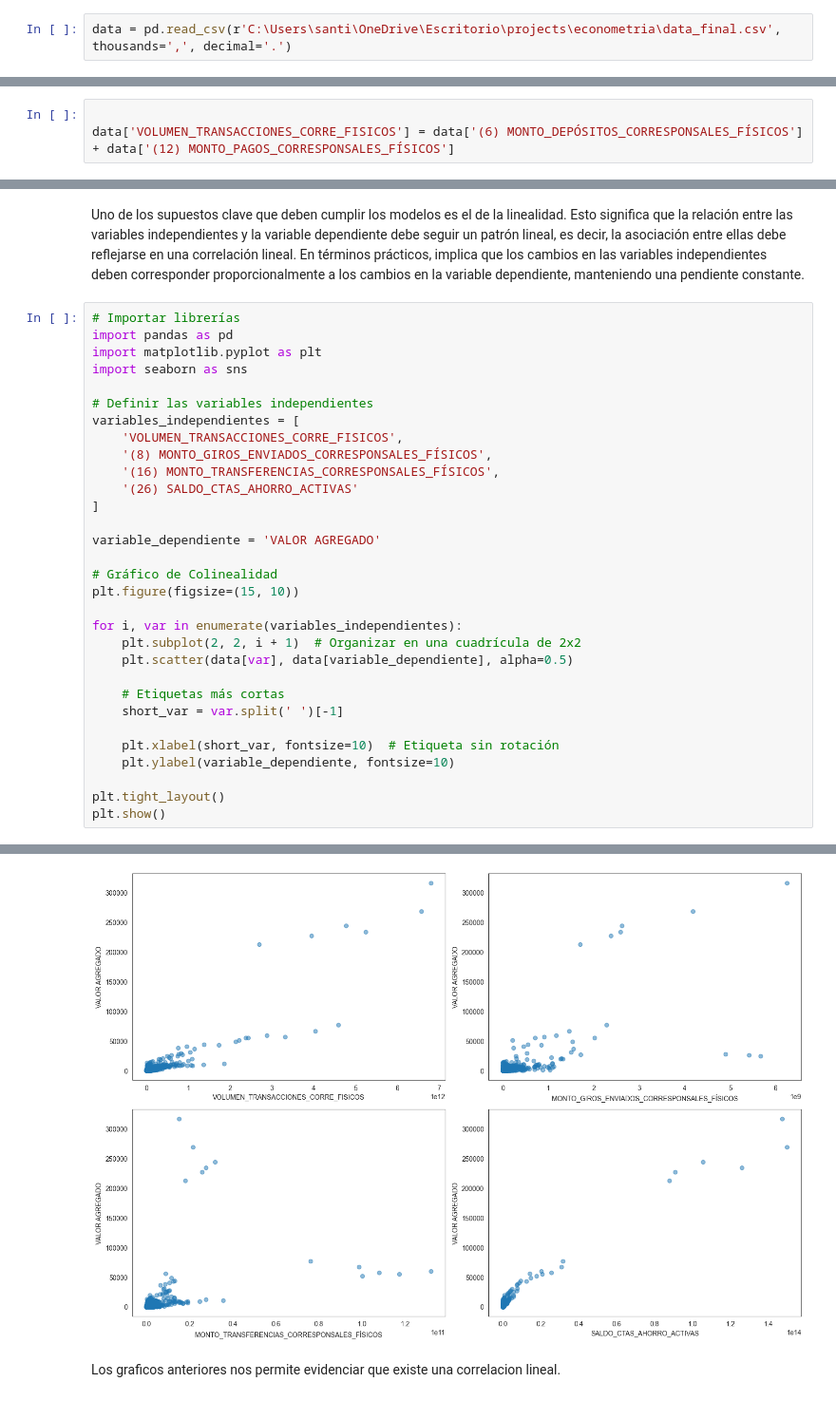
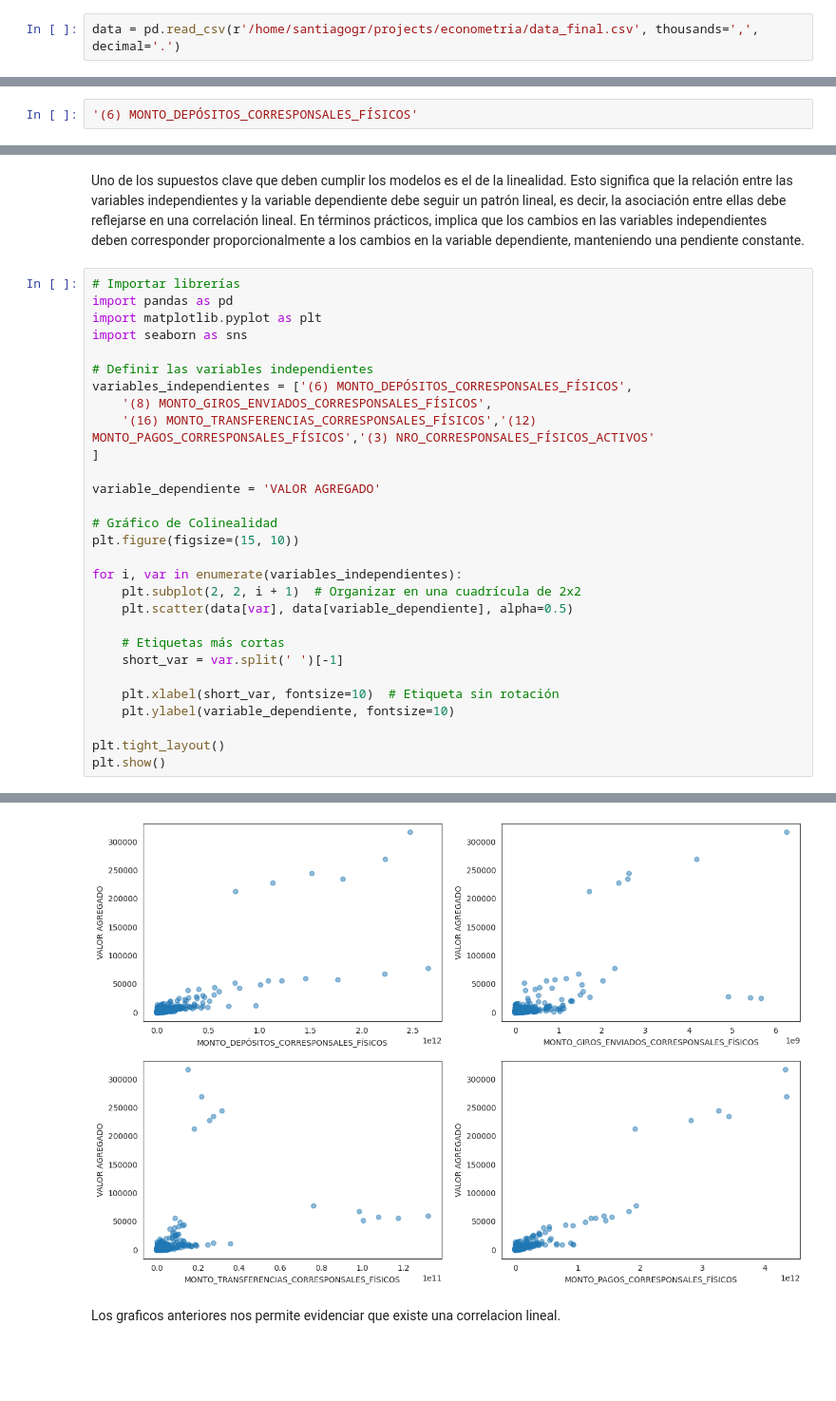
Before and after one commit to santiagogr10/Econometrics-, a Jupyter notebook: primer_entrega.ipynb, the cells around one changed output, grey strips where cells are left out. Shown at 95% size. Drawn from its saved outputs; the diff is of its cells as text; blank space fills up the shorter version.

```diff
--- a/primer_entrega.ipynb
+++ b/primer_entrega.ipynb
@@ -25,7 +25,7 @@ import warnings
 
 warnings.filterwarnings("ignore", category=UserWarning)
 # %%
-data = pd.read_csv(r'C:\Users\santi\OneDrive\Escritorio\projects\econometria\data_final.csv', thousands=',', decimal='.')
+data = pd.read_csv(r'/home/santiagogr/projects/econometria/data_final.csv', thousands=',', decimal='.')
 # %%
 data.columns
 # %% [output]
@@ -317,3 +320,2 @@ Dado el nivel tal alto del VIF y la la alta correlacion de algunas variables, se
 # %%
-
-data['VOLUMEN_TRANSACCIONES_CORRE_FISICOS'] = data['(6) MONTO_DEPÓSITOS_CORRESPONSALES_FÍSICOS'] + data['(12) MONTO_PAGOS_CORRESPONSALES_FÍSICOS']
+'(6) MONTO_DEPÓSITOS_CORRESPONSALES_FÍSICOS'
@@ -382,11 +387,9 @@ import matplotlib.pyplot as plt
 import seaborn as sns
 
 # Definir las variables independientes
-variables_independientes = [
-    'VOLUMEN_TRANSACCIONES_CORRE_FISICOS',
+variables_independientes = ['(6) MONTO_DEPÓSITOS_CORRESPONSALES_FÍSICOS',
     '(8) MONTO_GIROS_ENVIADOS_CORRESPONSALES_FÍSICOS',
-    '(16) MONTO_TRANSFERENCIAS_CORRESPONSALES_FÍSICOS',
-    '(26) SALDO_CTAS_AHORRO_ACTIVAS'
+    '(16) MONTO_TRANSFERENCIAS_CORRESPONSALES_FÍSICOS','(12) MONTO_PAGOS_CORRESPONSALES_FÍSICOS','(3) NRO_CORRESPONSALES_FÍSICOS_ACTIVOS'
 ]
 
 variable_dependiente = 'VALOR AGREGADO'
@@ -410,4 +414,4 @@ plt.show()
-[figure, old version]
+[figure, new version]
 # %% [markdown]
 Los graficos anteriores nos permite evidenciar que existe una correlacion lineal.
 # %% [markdown]
```
Also changed, not shown: parts of 17 cells of this notebook, 4 other files.
